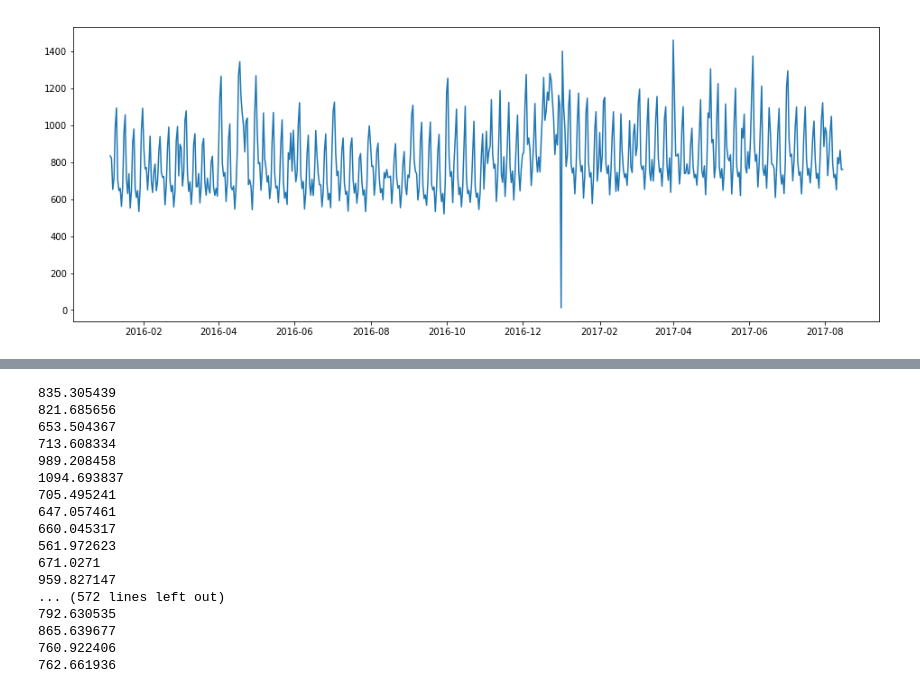
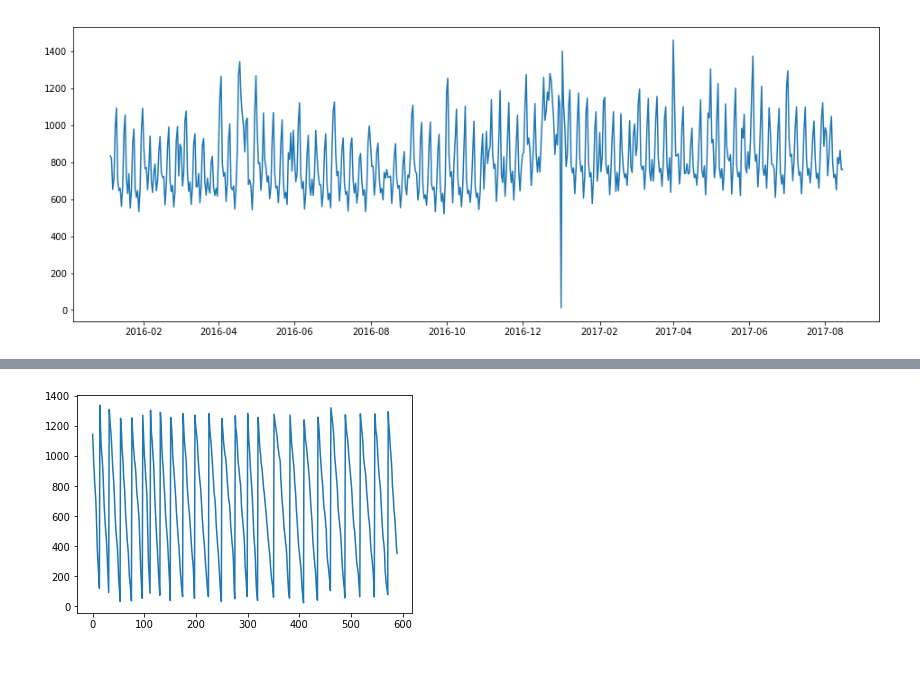
Before and after one commit to failure2communicate/Catalog_optimization, a Jupyter notebook: Time_series_forecasting.ipynb, the cells around one changed output, grey strips where cells are left out. Drawn from its saved outputs; the diff is of its cells as text; code cells hidden in the pictures; blank space fills up the shorter version.

```diff
--- a/Time_series_forecasting.ipynb
+++ b/Time_series_forecasting.ipynb
@@ -310,10 +155,3 @@ Critical Values:
         5%: -2.864
         1%: -3.437
         10%: -2.568
-# %%
-result = adfuller(ts_df['t+1'].values)
-print('ADF Statistic: %f' % result[0])
-print('p-value: %f' % result[1])
-print('Critical Values:')
-for key, value in result[4].items():
-    print('\t%s: %.3f' % (key, value))
@@ -563,9 +247,3 @@ plt.plot(ts_df['t+1'])
 plt.show()
 # %% [output]
 [figure]
-# %%
-def calc_stock(series):
-    initial_stock = series.rolling(window = 10).sum().dropna()[0]
-
-
-    stock = initial_stock - series[i]
@@ -594,20 +250,21 @@ def calc_stock(series):
-# %%
-for index, value in enumerate(ts_df['t+1']):
-# %% [output]
-835.305439
-821.685656
-653.504367
-713.608334
-989.208458
-1094.693837
-705.495241
-647.057461
-660.045317
-561.972623
-671.0271
-959.827147
-... (572 lines left out)
-792.630535
-865.639677
-760.922406
-762.661936
+# %%
+def calc_stock(series):
+    stock = []
+    init = series.rolling(window = 15).sum().dropna()[0]
+
+    for index, value in enumerate(series):
+        if init - value > 20:
+            s = init - value
+            stock.append(s)
+        else:
+            s += series.rolling(window = 15).sum().dropna()[0]
+            stock.append(s)
+        init = s
+    return stock
+
+stock = calc_stock(ts)
+# %%
+plt.plot(stock)
+plt.show()
+# %% [output]
+[figure, added]
```
Also changed, not shown: parts of 63 cells of this notebook.
